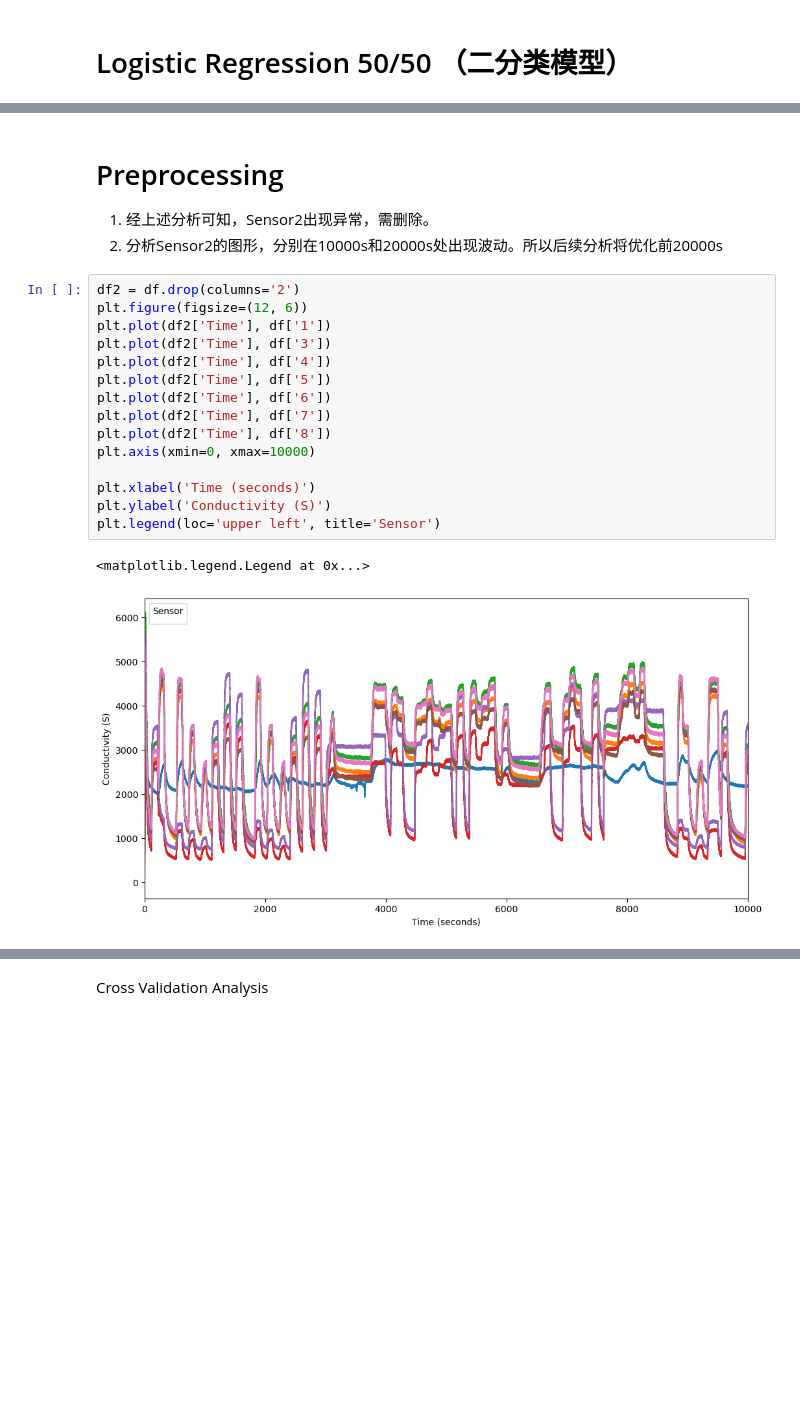
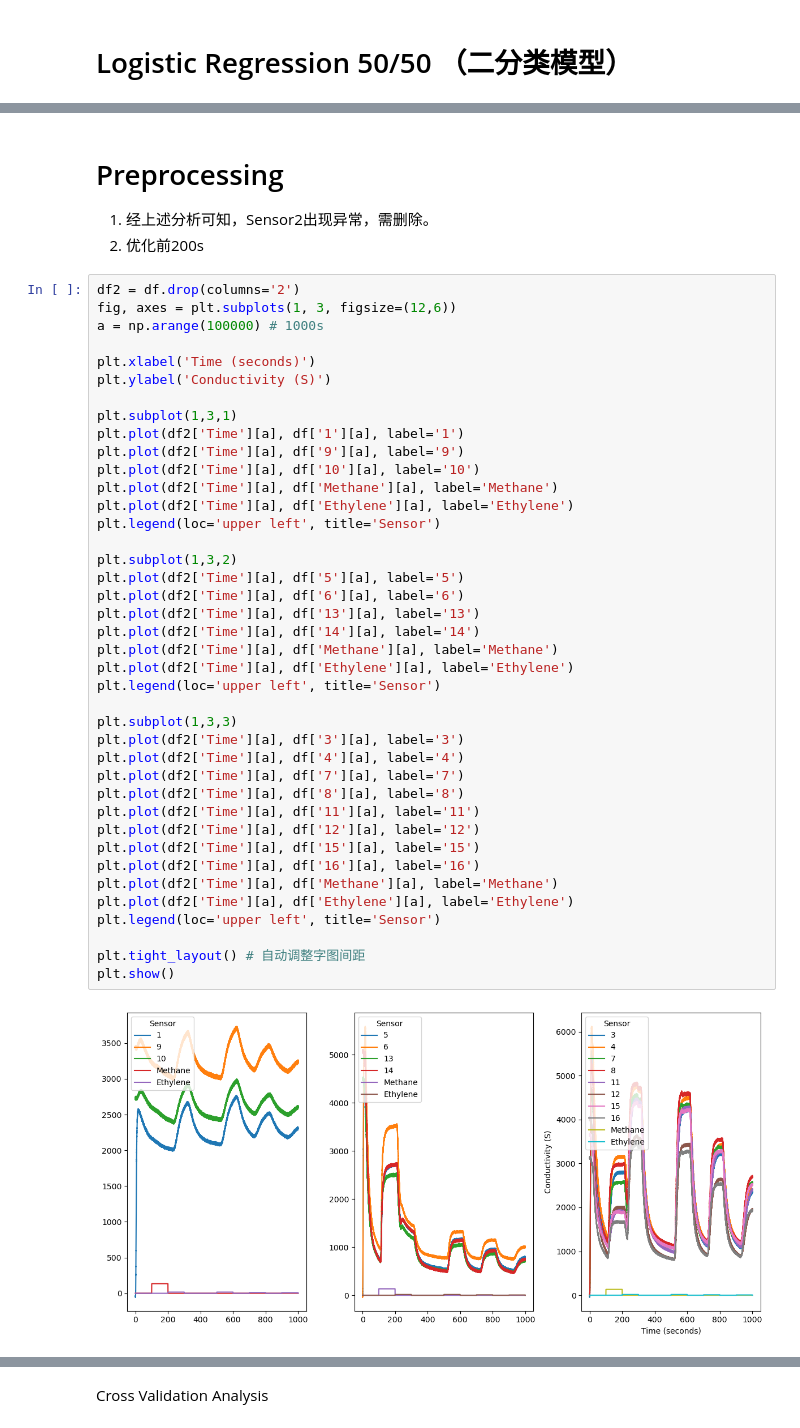
Before and after one commit to LGL-Incresense/GasSensorArray, a Jupyter notebook: Gas-sensor-array-under-dynamic-gas-mixtures/GAS_ML.ipynb, the cells around one changed output, grey strips where cells are left out. Drawn from its saved outputs; the diff is of its cells as text; blank space fills up the shorter version.

```diff
--- a/Gas-sensor-array-under-dynamic-gas-mixtures/GAS_ML.ipynb
+++ b/Gas-sensor-array-under-dynamic-gas-mixtures/GAS_ML.ipynb
@@ -474,22 +474,46 @@ Logistic Regression Ethylene Confusion Matrix
 # %% [markdown]
 # Preprocessing
 1. 经上述分析可知，Sensor2出现异常，需删除。
-2. 分析Sensor2的图形，分别在10000s和20000s处出现波动。所以后续分析将优化前20000s
+2. 优化前200s
 # %%
 df2 = df.drop(columns='2')
-plt.figure(figsize=(12, 6))
-plt.plot(df2['Time'], df['1'])
-plt.plot(df2['Time'], df['3'])
-plt.plot(df2['Time'], df['4'])
-plt.plot(df2['Time'], df['5'])
-plt.plot(df2['Time'], df['6'])
-plt.plot(df2['Time'], df['7'])
-plt.plot(df2['Time'], df['8'])
-plt.axis(xmin=0, xmax=10000)
+fig, axes = plt.subplots(1, 3, figsize=(12,6))
+a = np.arange(100000) # 1000s
 
 plt.xlabel('Time (seconds)')
 plt.ylabel('Conductivity (S)')
+
+plt.subplot(1,3,1)
+plt.plot(df2['Time'][a], df['1'][a], label='1')
+plt.plot(df2['Time'][a], df['9'][a], label='9')
+plt.plot(df2['Time'][a], df['10'][a], label='10')
+plt.plot(df2['Time'][a], df['Methane'][a], label='Methane')
+plt.plot(df2['Time'][a], df['Ethylene'][a], label='Ethylene')
 plt.legend(loc='upper left', title='Sensor')
+
+plt.subplot(1,3,2)
+plt.plot(df2['Time'][a], df['5'][a], label='5')
+plt.plot(df2['Time'][a], df['6'][a], label='6')
+plt.plot(df2['Time'][a], df['13'][a], label='13')
+plt.plot(df2['Time'][a], df['14'][a], label='14')
+plt.plot(df2['Time'][a], df['Methane'][a], label='Methane')
+plt.plot(df2['Time'][a], df['Ethylene'][a], label='Ethylene')
+plt.legend(loc='upper left', title='Sensor')
+
+plt.subplot(1,3,3)
+plt.plot(df2['Time'][a], df['3'][a], label='3')
+plt.plot(df2['Time'][a], df['4'][a], label='4')
+plt.plot(df2['Time'][a], df['7'][a], label='7')
+plt.plot(df2['Time'][a], df['8'][a], label='8')
+plt.plot(df2['Time'][a], df['11'][a], label='11')
+plt.plot(df2['Time'][a], df['12'][a], label='12')
+plt.plot(df2['Time'][a], df['15'][a], label='15')
+plt.plot(df2['Time'][a], df['16'][a], label='16')
+plt.plot(df2['Time'][a], df['Methane'][a], label='Methane')
+plt.plot(df2['Time'][a], df['Ethylene'][a], label='Ethylene')
+plt.legend(loc='upper left', title='Sensor')
+
+plt.tight_layout() # 自动调整字图间距
+plt.show()
 # %% [output]
-<matplotlib.legend.Legend at 0x...>
-[figure, old version]
+[figure, new version]
```
Also changed, not shown: parts of 28 cells of this notebook.
